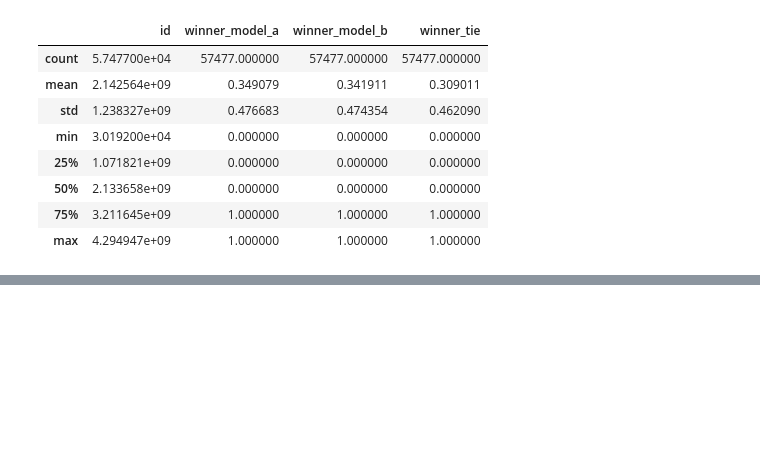
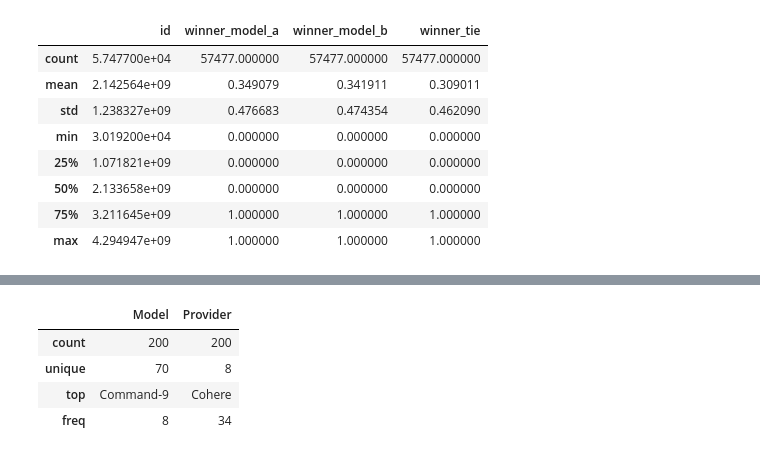
Before and after one commit to AsaHuang-DS/LLM-Preference-Analysis, a Jupyter notebook: notebooks/01_data_exploration.ipynb, the cells around one changed output, grey strips where cells are left out. Drawn from its saved outputs; the diff is of its cells as text; code cells hidden in the pictures; blank space fills up the shorter version.

```diff
--- a/notebooks/01_data_exploration.ipynb
+++ b/notebooks/01_data_exploration.ipynb
@@ -126,0 +143,9 @@ df_arena.describe(include=['object'])
+# %%
+# Kaggle - Categorical
+df_kaggle.describe(include=['object'])
+# %% [output]
+|  | Model | Provider |
+| count | 200 | 200 |
+| unique | 70 | 8 |
+| top | Command-9 | Cohere |
+| freq | 8 | 34 |
```
Also changed, not shown: parts of 6 cells of this notebook.
